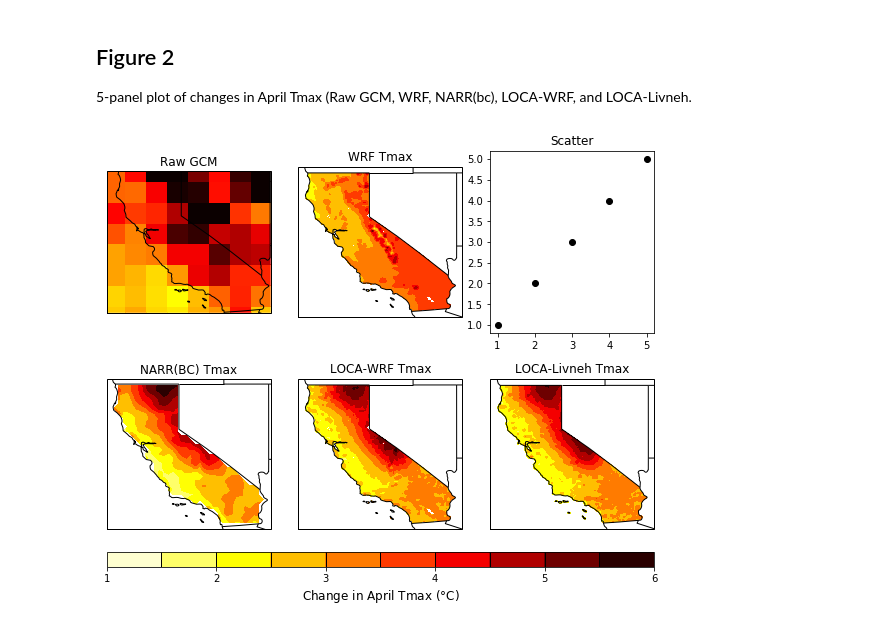
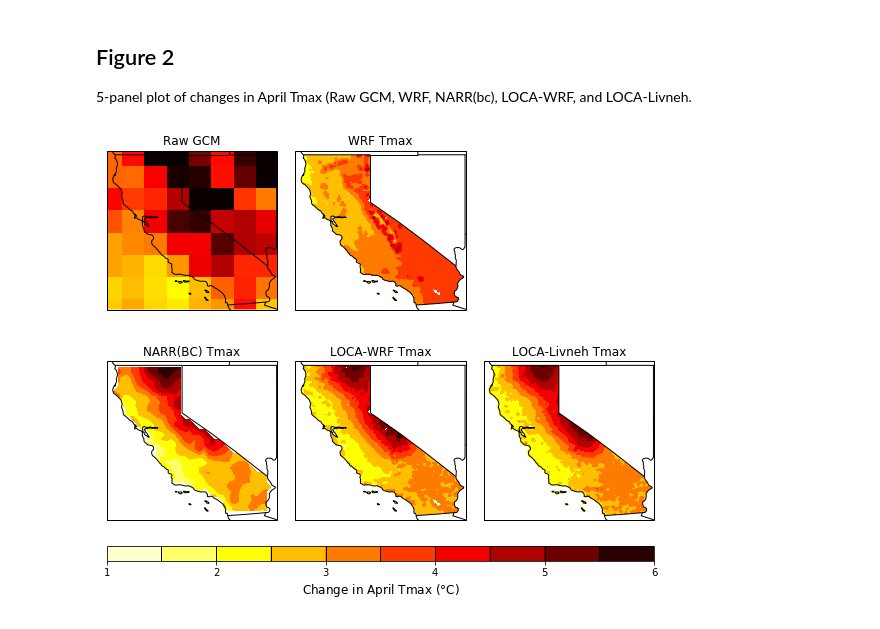
Before and after one commit to neil-berg/doe-downscaling, a Jupyter notebook: paper-figures.ipynb, the cells around one changed output. Cells and saved outputs as stored; diff of their text form; code cells hidden in the pictures.

Commit message:
same grid

```diff
--- a/paper-figures.ipynb
+++ b/paper-figures.ipynb
@@ -170,26 +172,17 @@ data_dir = '/Users/nberg/projects/doe/data/processed/'
 dest_dir = '/Users/nberg/projects/doe/figures/'
 
 # Raw GCM (CNRM-CM5)
-# gcm_fut_nc = netCDF4.Dataset(data_dir+'cnrm_cm5_fut_2081-2100_tmax_april_CA_mask.nc', 'r')
-# gcm_hist_nc = netCDF4.Dataset(data_dir+'cnrm_cm5_hist_1981-2000_tmax_april_CA_mask.nc', 'r')
-# gcm_fut_tmax = gcm_fut_nc.variables['tmax'][:,:]
-# gcm_lat = gcm_fut_nc.variables['lat'][:]
-# gcm_lon = gcm_fut_nc.variables['lon'][:]
-# gcm_hist_tmax = gcm_hist_nc.variables['tmax'][:,:]
-# gcm_change_tmax = gcm_fut_tmax - gcm_hist_tmax
-# gcm_fut_nc.close()
-# gcm_hist_nc.close()
 gcm_change_nc = xr.open_dataset('/Users/nberg/projects/doe/scratch/cnrm_cm5_diff_tmax_april.nc')
 gcm_change_tmax = gcm_change_nc['AIR2M'][:,:]
 gcm_lon = gcm_change_nc['LON']
 gcm_lat = gcm_change_nc['LAT']
 
 # WRF
-wrf_fut_nc = netCDF4.Dataset(data_dir+'wrf_fut_1991-2000_tmax_april_CA_mask.nc', 'r')
-wrf_hist_nc = netCDF4.Dataset(data_dir+'wrf_hist_1991-2000_tmax_april_CA_mask.nc', 'r')
+wrf_fut_nc = netCDF4.Dataset(data_dir+'wrf_fut_1991-2000_tmax_april_CA_mask_same_grid.nc', 'r')
+wrf_hist_nc = netCDF4.Dataset(data_dir+'wrf_hist_1991-2000_tmax_april_CA_mask_same_grid.nc', 'r')
 wrf_fut_tmax = wrf_fut_nc.variables['tmax'][:,:]
-wrf_lat = wrf_fut_nc.variables['lat'][:]
-wrf_lon = wrf_fut_nc.variables['lon'][:]
+same_lat = wrf_fut_nc.variables['lat'][:]
+same_lon = wrf_fut_nc.variables['lon'][:]
 wrf_hist_tmax = wrf_hist_nc.variables['tmax'][:,:]
 wrf_change_tmax = wrf_fut_tmax - wrf_hist_tmax
 wrf_fut_nc.close()
@@ -207,22 +200,18 @@ narr_fut_nc.close()
 narr_hist_nc.close()
 
 # WRF-LOCA
-loca_wrf_fut_nc = netCDF4.Dataset(data_dir+'loca_wrf_fut_1991-2000_tmax_april_CA_mask.nc', 'r')
-loca_wrf_hist_nc = netCDF4.Dataset(data_dir+'loca_wrf_hist_1991-2000_tmax_april_CA_mask.nc', 'r')
+loca_wrf_fut_nc = netCDF4.Dataset(data_dir+'loca_wrf_fut_1991-2000_tmax_april_CA_mask_same_grid.nc', 'r')
+loca_wrf_hist_nc = netCDF4.Dataset(data_dir+'loca_wrf_hist_1991-2000_tmax_april_CA_mask_same_grid.nc', 'r')
 loca_wrf_fut_tmax = loca_wrf_fut_nc.variables['tmax'][:,:]
-loca_wrf_lat = loca_wrf_fut_nc.variables['lat'][:]
-loca_wrf_lon = loca_wrf_fut_nc.variables['lon'][:]
 loca_wrf_hist_tmax = loca_wrf_hist_nc.variables['tmax'][:,:]
 loca_wrf_change_tmax = loca_wrf_fut_tmax - loca_wrf_hist_tmax
 loca_wrf_fut_nc.close()
 loca_wrf_hist_nc.close()
 
 # LOCA-Livneh
-loca_livneh_fut_nc = netCDF4.Dataset(data_dir+'loca_livneh_fut_1991-2000_tmax_april_CA_mask.nc', 'r')
-loca_livneh_hist_nc = netCDF4.Dataset(data_dir+'loca_livneh_hist_1991-2000_tmax_april_CA_mask.nc', 'r')
+loca_livneh_fut_nc = netCDF4.Dataset(data_dir+'loca_livneh_fut_1991-2000_tmax_april_CA_mask_same_grid.nc', 'r')
+loca_livneh_hist_nc = netCDF4.Dataset(data_dir+'loca_livneh_hist_1991-2000_tmax_april_CA_mask_same_grid.nc', 'r')
 loca_livneh_fut_tmax = loca_livneh_fut_nc.variables['tmax'][:,:]
-loca_livneh_lat = loca_livneh_fut_nc.variables['lat'][:]
-loca_livneh_lon = loca_livneh_fut_nc.variables['lon'][:]
 loca_livneh_hist_tmax = loca_livneh_hist_nc.variables['tmax'][:,:]
 loca_livneh_change_tmax = loca_livneh_fut_tmax - loca_livneh_hist_tmax
 loca_livneh_fut_nc.close()
@@ -239,7 +228,7 @@ ax1.coastlines('50m')
 ax1.set_title('Raw GCM', fontsize=12)
 ax1.add_feature(states_provinces, edgecolor='black')
 ax1.add_feature(cfeature.BORDERS)
-ax1.set_extent([235,246,32.5,42])
+ax1.set_extent([235.25,246,32.25,42.25])
 plot1 = ax1.pcolormesh(gcm_lon, gcm_lat, gcm_change_tmax, transform=ccrs.PlateCarree(), cmap='hot_r', vmin=1, vmax=6)
 
 # WRF
@@ -248,12 +237,13 @@ ax2.coastlines('50m')
 ax2.set_title('WRF Tmax', fontsize=12)
 ax2.add_feature(states_provinces, edgecolor='black')
 ax2.add_feature(cfeature.BORDERS)
-plot2 = ax2.contourf(wrf_lon, wrf_lat, wrf_change_tmax, plot_ticks, transform=ccrs.PlateCarree(), cmap='hot_r')
+ax2.set_extent([235.25,246,32.25,42.25])
+plot2 = ax2.contourf(same_lon, same_lat, wrf_change_tmax, plot_ticks, transform=ccrs.PlateCarree(), cmap='hot_r')
 
-ax3 = fig.add_subplot(2, 3, 3)
-ax3.set_title('Scatter')
-plot3 = ax3.plot([1,2,3,4,5], [1,2,3,4,5], 'ko')
-
+# Temperature change vs. elevation
+# ax3 = fig.add_subplot(2, 3, 3)
+# ax3.set_title('Scatter')
+# plot3 = ax3.plot([1,2,3,4,5], [1,2,3,4,5], 'ko')
 
 # NARR (BC)
 ax4 = fig.add_subplot(2, 3, 4, projection=ccrs.PlateCarree())
@@ -261,6 +251,7 @@ ax4.coastlines('50m')
 ax4.set_title('NARR(BC) Tmax', fontsize=12)
 ax4.add_feature(states_provinces, edgecolor='black')
 ax4.add_feature(cfeature.BORDERS)
+ax4.set_extent([235.25,246,32.25,42.25])
 plot4 = ax4.contourf(narr_lon, narr_lat, narr_change_tmax, plot_ticks, transform=ccrs.PlateCarree(), cmap='hot_r')
 
 # LOCA-WRF
@@ -268,33 +259,35 @@ ax5 = fig.add_subplot(2, 3, 5, projection=ccrs.PlateCarree())
 ax5.coastlines('50m')
 ax5.set_title('LOCA-WRF Tmax', fontsize=12)
 ax5.add_feature(states_provinces, edgecolor='black')
 ax5.add_feature(cfeature.BORDERS)
-plot5 = ax5.contourf(loca_wrf_lon, loca_wrf_lat, loca_wrf_change_tmax, plot_ticks, transform=ccrs.PlateCarree(), cmap='hot_r')
+ax5.set_extent([235.25,246,32.25,42.25])
+plot5 = ax5.contourf(same_lon, same_lat, loca_wrf_change_tmax, plot_ticks, transform=ccrs.PlateCarree(), cmap='hot_r')
 
 # LOCA-Livneh
 ax6 = fig.add_subplot(2, 3, 6, projection=ccrs.PlateCarree())
 ax6.coastlines('50m')
 ax6.set_title('LOCA-Livneh Tmax', fontsize=12)
 ax6.add_feature(states_provinces, edgecolor='black')
 ax6.add_feature(cfeature.BORDERS)
-plot6 = ax6.contourf(loca_livneh_lon, loca_livneh_lat, loca_livneh_change_tmax, plot_ticks, transform=ccrs.PlateCarree(), cmap='hot_r')
+ax6.set_extent([235.25,246,32.25,42.25])
+plot6 = ax6.contourf(same_lon, same_lat, loca_livneh_change_tmax, plot_ticks, transform=ccrs.PlateCarree(), cmap='hot_r')
 
 fig.tight_layout()
 
 # Obtain axes coordinates for each subplot for colorbar positioning
 ax1_pos = ax1.get_position() # details on ax1_pos.x0, .y0, .x1, .y1, .height .width
 ax2_pos = ax2.get_position()
 # ax3_pos = ax3.get_position()
 ax4_pos = ax4.get_position()
 ax5_pos = ax5.get_position()
 ax6_pos = ax6.get_position()
 
 # Colorbar for all panels
 cbar_height = 0.035
 cbar_ax = fig.add_axes([ax4_pos.x0, ax4_pos.y0-.05, ax6_pos.x1-ax4_pos.x0, cbar_height]) # bottom left corner x,y, and width, height
 cbar = plt.colorbar(plot2, cax=cbar_ax, orientation='horizontal', drawedges=True)
 cbar.dividers.set_edgecolor('black')
 cbar.dividers.set_linewidth(1)
 cbar.set_label('Change in April Tmax '+'('+r'$\degree$'+'C)', fontsize=12)
 # %% [output]
-[figure, old version]
+[figure, new version]
```
Also changed, not shown: parts of 1 cell of this notebook.
